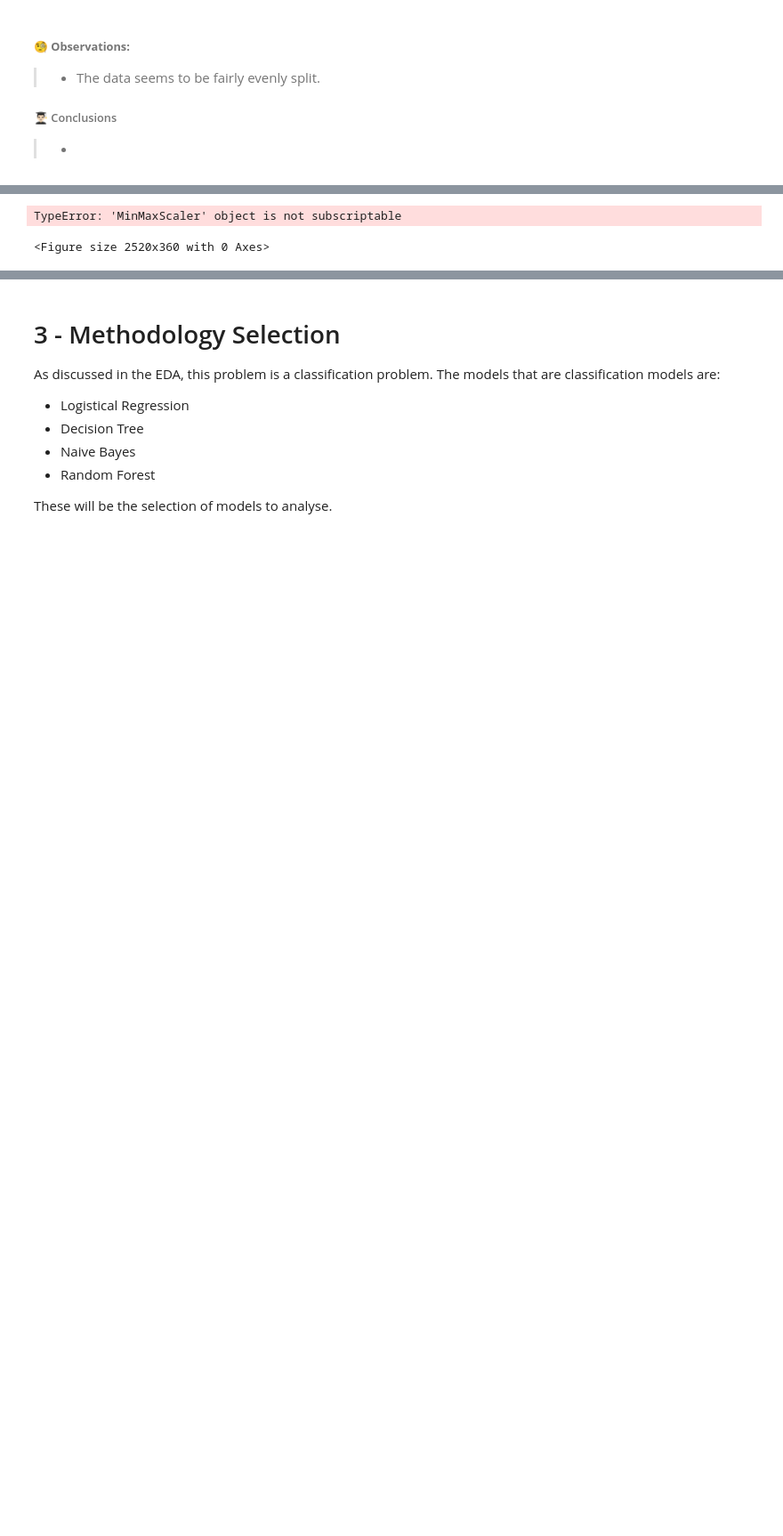
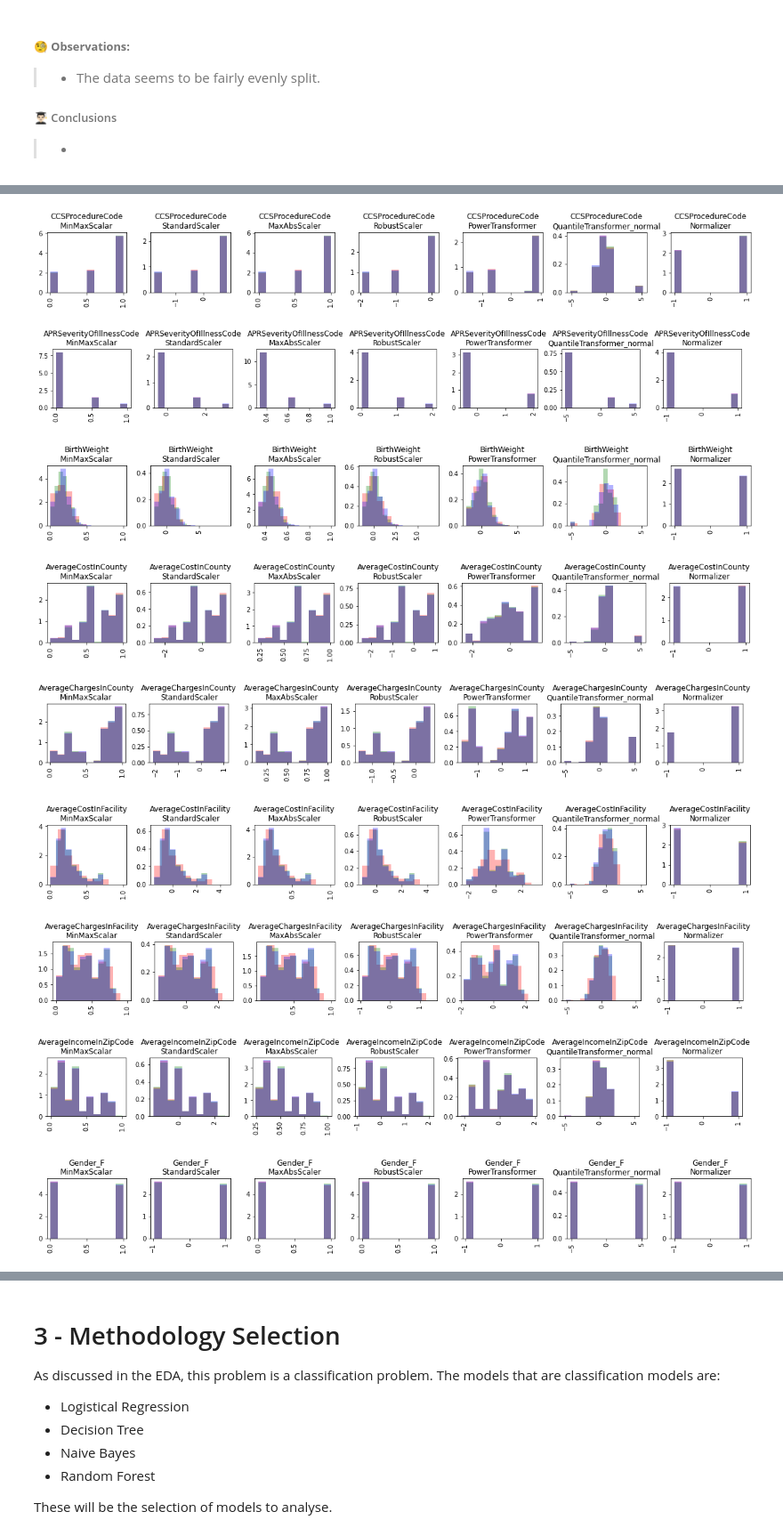
Before and after one commit to Luke-Mason/ML-A1, a Jupyter notebook: Assignment-1.ipynb, the cells around one changed output, grey strips where cells are left out. Shown at 89% size. Saved outputs shown, nothing was run; the diff lists cells and outputs as text; code cells hidden in the pictures; blank space fills up the shorter version.

```diff
--- a/Assignment-1.ipynb
+++ b/Assignment-1.ipynb
@@ -445,33 +446,36 @@ for i, col in enumerate(noncategorical_features):
-# %%
-def transform(scalar, field, datasets):
-    t_datasets = []
-    for dataset in datasets:
-        t_datasets.add(scalar.transform(dataset[[field]]))
-    return t_datasets
-
-def scalingTest(row, field, datasets):
-    # Get train data in the dataset.
-    train = datasets[0][[field]]
-    scalars = [
-        ("MinMaxScalar", MinMaxScaler().fit(train)),
-        ("StandardScaler", StandardScaler().fit(train)),
-        ("MaxAbsScaler", MaxAbsScaler().fit(train)),
-        ("RobustScaler", RobustScaler(quantile_range=(25, 75)).fit(train)),
-        ("PowerTransformer", PowerTransformer(method='yeo-johnson').fit(train)),
-        ("QuantileTransformer", QuantileTransformer(output_distribution='normal').fit(train)),
-        ("Normalizer", Normalizer().fit(train))
-    ]
-
-    plt.figure(figsize=(35,5))
-    for index, scalar in scalars:
-        dataset = transform(scalar[1], field, datasets)
-        plt.subplot(row, len(scalars), index + 1)
-        plt.hist(dataset, alpha=0.3, color='r', density=True)
-        plt.title(scalar[0])
-
-    plt.show()
-
-scalingTest(1, "BirthWeight", [train_X, val_X, test_X])
-# %% [output]
-TypeError: 'MinMaxScaler' object is not subscriptable
-<Figure size 2520x360 with 0 Axes>
+# %%
+from sklearn.pipeline import make_pipeline
+
+plt.rcParams.update({'figure.max_open_warning': 0})
+
+count = 0
+# fields = pd.get_dummies(patients_X)
+# map(lambda x:x.astype("object"), fields)
+# print(ordinal_numerical_features, patients_X_dummies)
+fields = patients_X_dummies.columns
+for field in fields:
+    train = hv_train_X[[field]]
+    scalars = [
+        (0, "MinMaxScalar", MinMaxScaler().fit(train)),
+        (1, "StandardScaler", StandardScaler().fit(train)),
+        (2, "MaxAbsScaler", MaxAbsScaler().fit(train)),
+        (3, "RobustScaler", RobustScaler(quantile_range=(25, 75)).fit(train)),
+        (4, "PowerTransformer", make_pipeline(StandardScaler(with_std=False), PowerTransformer(method='yeo-johnson', standardize=True)).fit(train)),
+        (5, "QuantileTransformer_normal", QuantileTransformer(output_distribution='normal', n_quantiles=10, random_state=0).fit(train)),
+        (6, "Normalizer", make_pipeline(StandardScaler(with_std=False),  Normalizer()).fit(train))
+    ]
+
+    plt.figure(figsize=(20,80))
+    for j, title, scalar in scalars:
+        count+=1
+        hist_plot(field + "\n" + title, [scalar.transform(hv_train_X[[field]]), scalar.transform(hv_val_X[[field]]), scalar.transform(hv_test_X[[field]])], ['r','g','b'], len(fields), len(scalars), count)
+# %% [output]
+[figure, added]
+[figure, added]
+[figure, added]
+[figure, added]
+[figure, added]
+[figure, added]
+[figure, added]
+[figure, added]
+[figure, added]
```
Also changed, not shown: parts of 22 cells of this notebook.
